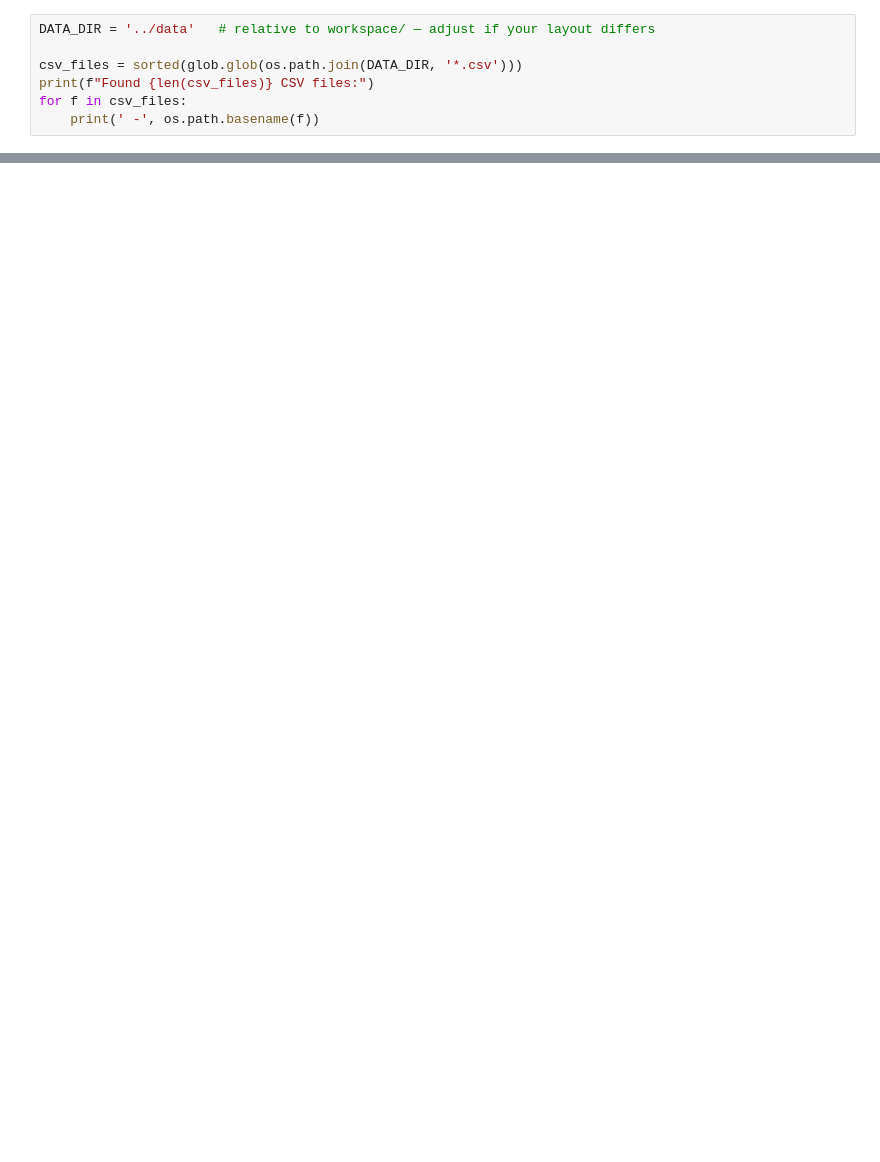
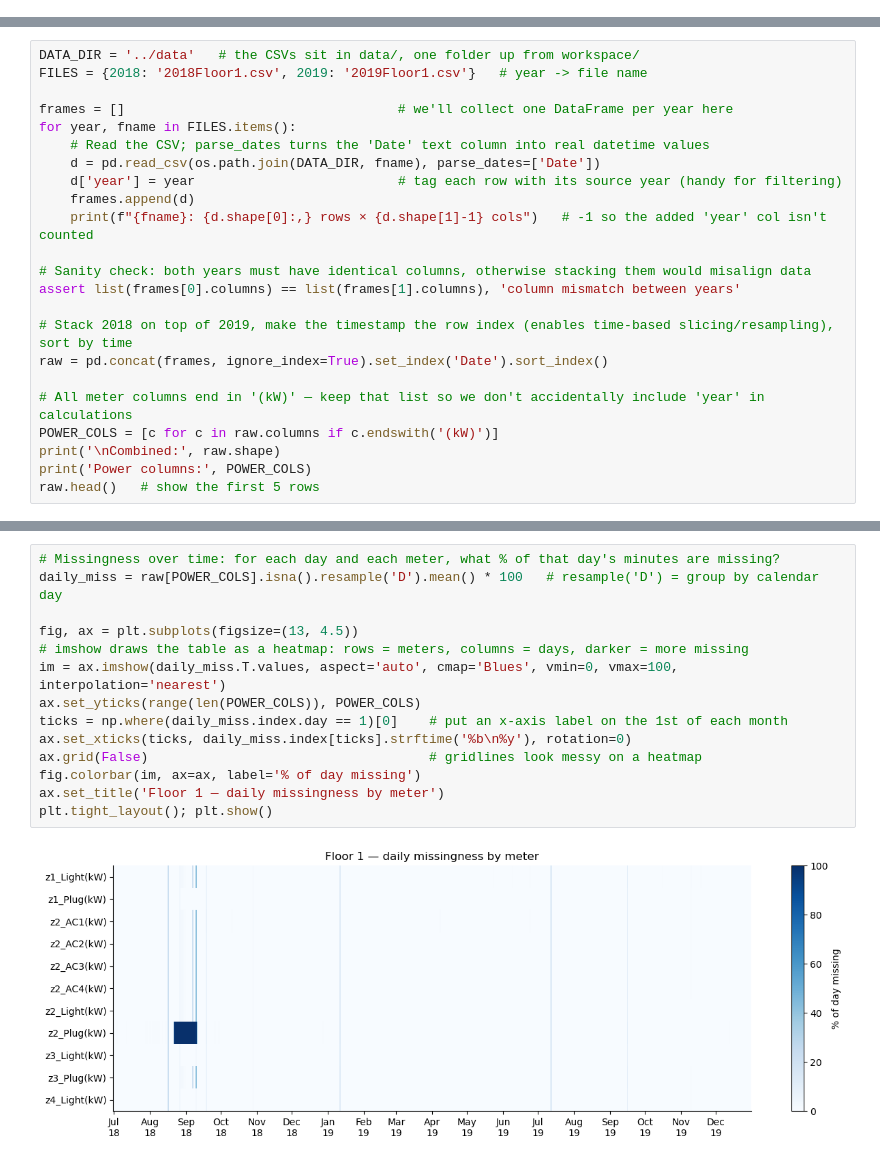
Before and after one commit to SBA-Team3/is4001-g1-smart-building, a Jupyter notebook: workspace/StarterKit.ipynb, the cells around one changed output, grey strips where cells are left out. Cells and saved outputs as stored; diff of their text form; blank space fills up the shorter version.

Commit message:
EDA performed for floor1

```diff
--- a/workspace/StarterKit.ipynb
+++ b/workspace/StarterKit.ipynb
@@ -37,7 +0,0 @@ is4001-g1-smart-building/
-# %%
-DATA_DIR = '../data'   # relative to workspace/ — adjust if your layout differs
-
-csv_files = sorted(glob.glob(os.path.join(DATA_DIR, '*.csv')))
-print(f"Found {len(csv_files)} CSV files:")
-for f in csv_files:
-    print(' -', os.path.basename(f))
@@ -274,0 +45,23 @@ plt.show()
+# %%
+DATA_DIR = '../data'   # the CSVs sit in data/, one folder up from workspace/
+FILES = {2018: '2018Floor1.csv', 2019: '2019Floor1.csv'}   # year -> file name
+
+frames = []                                   # we'll collect one DataFrame per year here
+for year, fname in FILES.items():
+    # Read the CSV; parse_dates turns the 'Date' text column into real datetime values
+    d = pd.read_csv(os.path.join(DATA_DIR, fname), parse_dates=['Date'])
+    d['year'] = year                          # tag each row with its source year (handy for filtering)
+    frames.append(d)
+    print(f"{fname}: {d.shape[0]:,} rows × {d.shape[1]-1} cols")   # -1 so the added 'year' col isn't counted
+
+# Sanity check: both years must have identical columns, otherwise stacking them would misalign data
+assert list(frames[0].columns) == list(frames[1].columns), 'column mismatch between years'
+
+# Stack 2018 on top of 2019, make the timestamp the row index (enables time-based slicing/resampling), sort by time
+raw = pd.concat(frames, ignore_index=True).set_index('Date').sort_index()
+
+# All meter columns end in '(kW)' — keep that list so we don't accidentally include 'year' in calculations
+POWER_COLS = [c for c in raw.columns if c.endswith('(kW)')]
+print('\nCombined:', raw.shape)
+print('Power columns:', POWER_COLS)
+raw.head()   # show the first 5 rows
@@ -274,0 +185,16 @@ plt.show()
+# %%
+# Missingness over time: for each day and each meter, what % of that day's minutes are missing?
+daily_miss = raw[POWER_COLS].isna().resample('D').mean() * 100   # resample('D') = group by calendar day
+
+fig, ax = plt.subplots(figsize=(13, 4.5))
+# imshow draws the table as a heatmap: rows = meters, columns = days, darker = more missing
+im = ax.imshow(daily_miss.T.values, aspect='auto', cmap='Blues', vmin=0, vmax=100, interpolation='nearest')
+ax.set_yticks(range(len(POWER_COLS)), POWER_COLS)
+ticks = np.where(daily_miss.index.day == 1)[0]    # put an x-axis label on the 1st of each month
+ax.set_xticks(ticks, daily_miss.index[ticks].strftime('%b\n%y'), rotation=0)
+ax.grid(False)                                    # gridlines look messy on a heatmap
+fig.colorbar(im, ax=ax, label='% of day missing')
+ax.set_title('Floor 1 — daily missingness by meter')
+plt.tight_layout(); plt.show()
+# %% [output]
+[figure, added]
```
Also changed, not shown: parts of 75 cells of this notebook.
